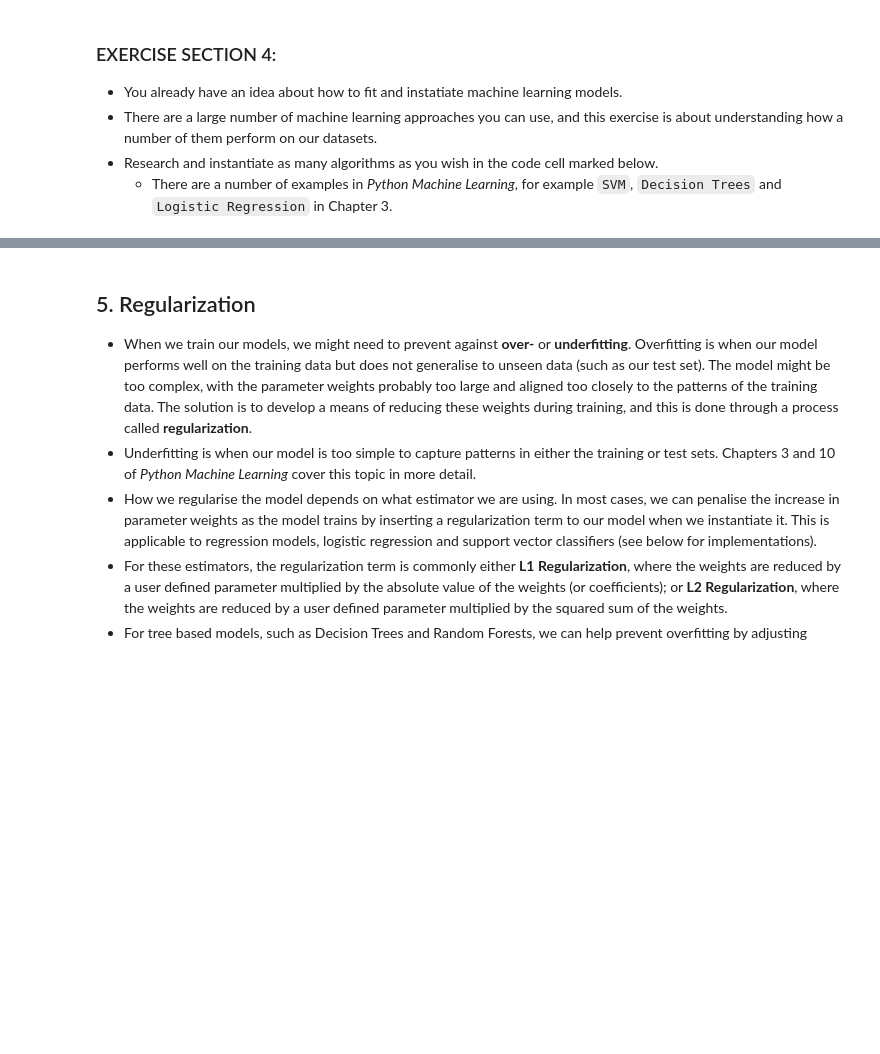
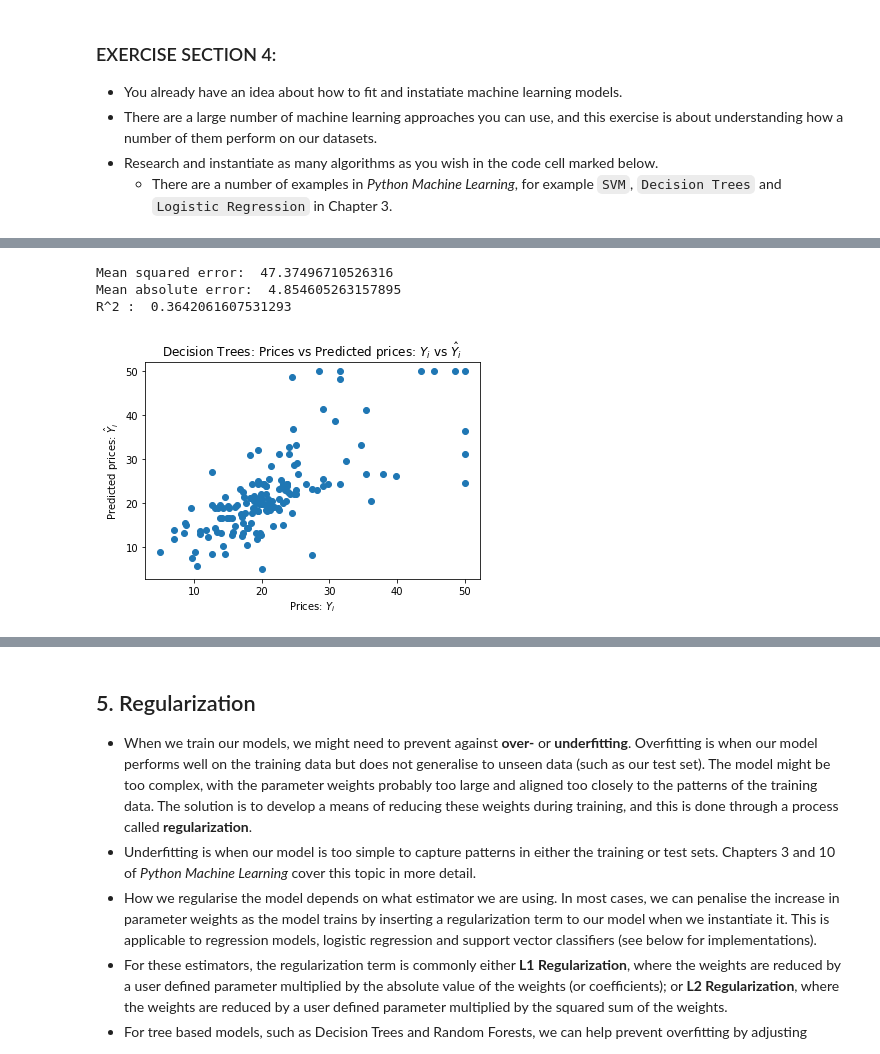
Before and after one commit to arame/Python-Machine-Learning-Code, a Jupyter notebook: Oxford_scikit_learn.ipynb, the cells around one changed output, grey strips where cells are left out. Saved outputs shown, nothing was run; the diff lists cells and outputs as text; code cells hidden in the pictures; blank space fills up the shorter version.

```diff
--- a/Oxford_scikit_learn.ipynb
+++ b/Oxford_scikit_learn.ipynb
@@ -553,0 +652,13 @@ plt.show()
+# %%
+## EXERCISE CODE HERE (continued)
+from sklearn.tree import DecisionTreeRegressor
+dt_reg = DecisionTreeRegressor()
+dt_reg.fit(X_btrain, y_btrain)
+Y_pred = dt_reg.predict(X_btest)
+title = "Decision Trees:"
+get_metrics(y_btest, Y_pred, title)
+# %% [output]
+Mean squared error:  47.37496710526316
+Mean absolute error:  4.854605263157895
+R^2 :  0.3642061607531293
+[figure, added]
```
Also changed, not shown: parts of 37 cells of this notebook.
